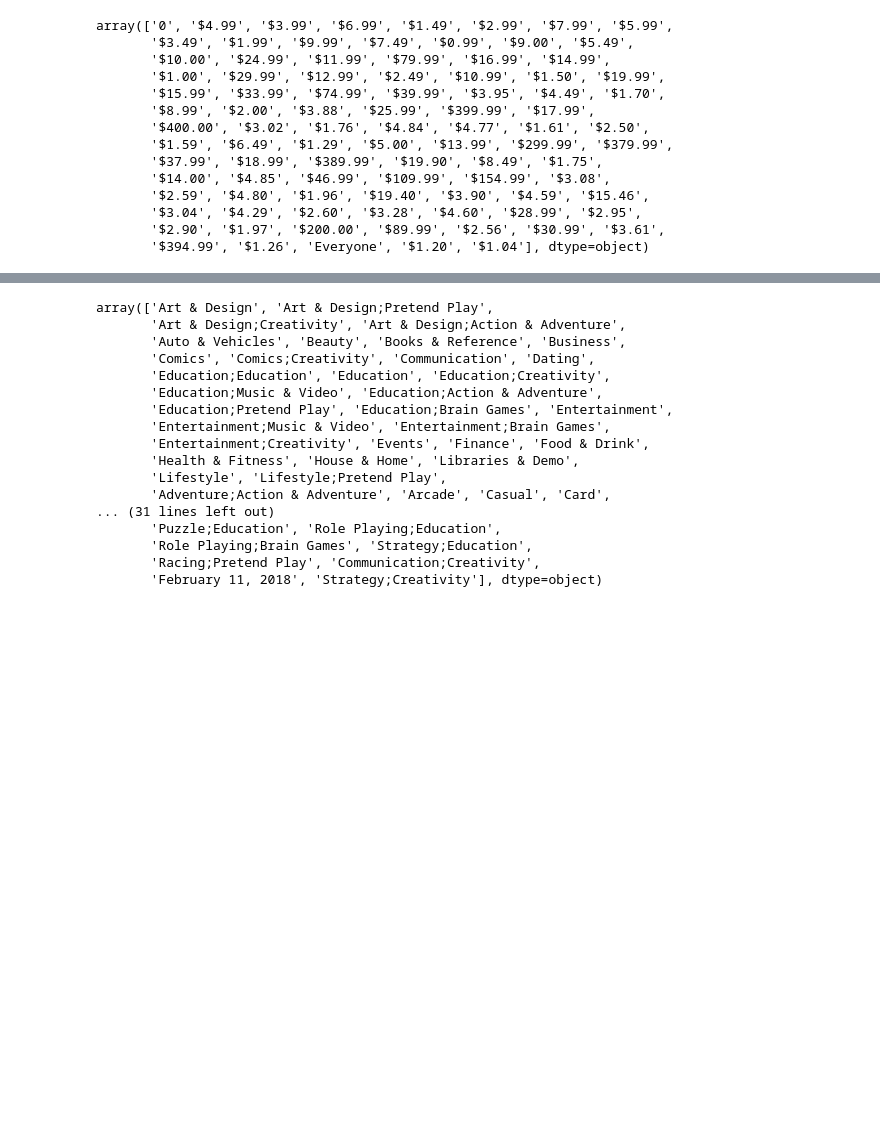
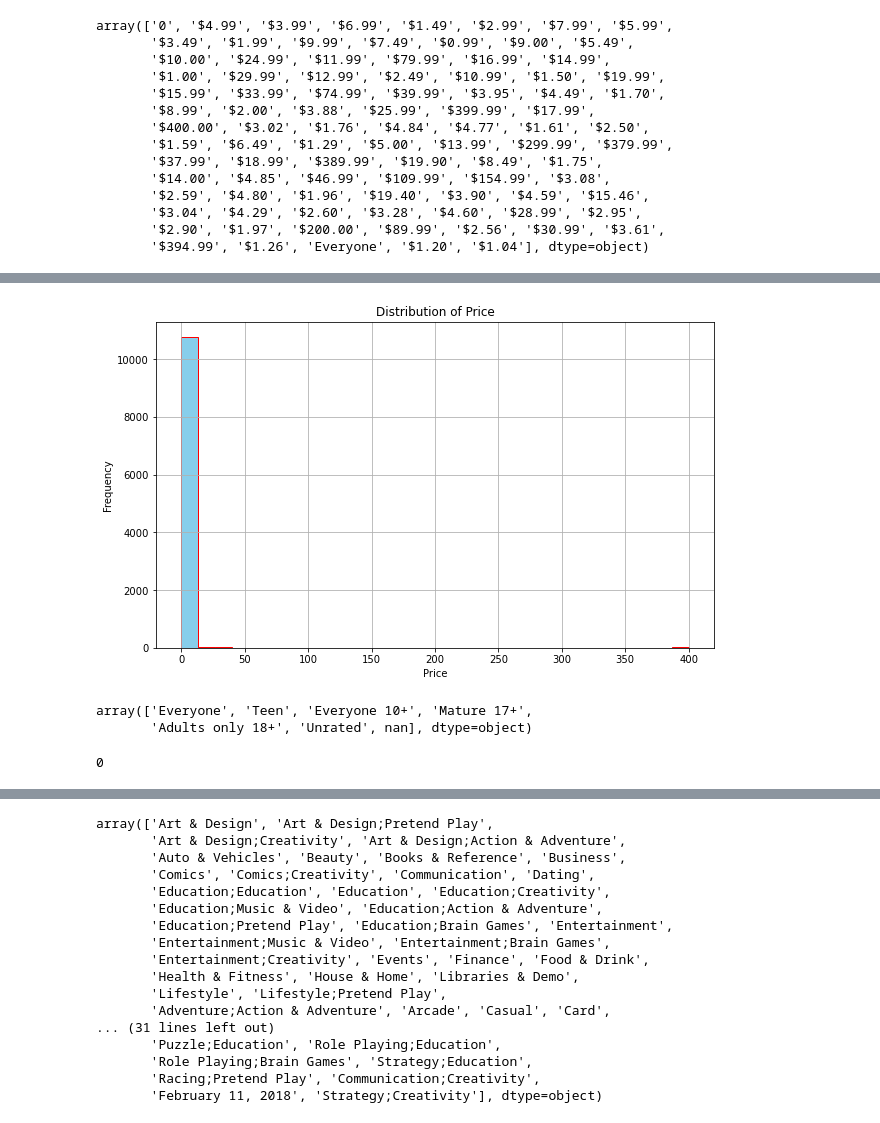
Before and after one commit to ayaatef11/Data-Preprocessing, a Jupyter notebook: solution.ipynb, the cells around one changed output, grey strips where cells are left out. Saved outputs shown, nothing was run; the diff lists cells and outputs as text; code cells hidden in the pictures; blank space fills up the shorter version.

```diff
--- a/solution.ipynb
+++ b/solution.ipynb
@@ -413,0 +474,3 @@ array(['10,000+', '500,000+', '5,000,000+', '50,000,000+', '100,000+',
+# %%
+#good way
+data.Installs.fillna(0, inplace=True)
@@ -432,3 +507,5 @@ array(['0', '$4.99', '$3.99', '$6.99', '$1.49', '$2.99', '$7.99', '$5.99',
        '$3.04', '$4.29', '$2.60', '$3.28', '$4.60', '$28.99', '$2.95',
        '$2.90', '$1.97', '$200.00', '$89.99', '$2.56', '$30.99', '$3.61',
        '$394.99', '$1.26', 'Everyone', '$1.20', '$1.04'], dtype=object)
+# %%
+data.Price=data.Price.replace({'\$':''},regex=True)
@@ -434,0 +528,4 @@ array(['0', '$4.99', '$3.99', '$6.99', '$1.49', '$2.99', '$7.99', '$5.99',
+# %%
+data.Price=pd.to_numeric(data.Price,errors='coerce')
+# %%
+data.Price=data.Price.fillna(0)
@@ -434,0 +547,15 @@ array(['0', '$4.99', '$3.99', '$6.99', '$1.49', '$2.99', '$7.99', '$5.99',
+# %%
+plt.figure(figsize=(10, 6))
+plt.hist(data['Price'], bins=30, color='skyblue', edgecolor='red')
+plt.title('Distribution of Price')
+plt.xlabel('Price')
+plt.ylabel('Frequency')
+plt.grid(True)
+plt.show()
+# %% [output]
+[figure, added]
+# %%
+data['Content Rating'].unique()
+# %% [output]
+array(['Everyone', 'Teen', 'Everyone 10+', 'Mature 17+',
+       'Adults only 18+', 'Unrated', nan], dtype=object)
@@ -434,0 +565,4 @@ array(['0', '$4.99', '$3.99', '$6.99', '$1.49', '$2.99', '$7.99', '$5.99',
+# %%
+data['Content Rating'].isna().sum()
+# %% [output]
+0
```
Also changed, not shown: parts of 39 cells of this notebook, 1 other file.
